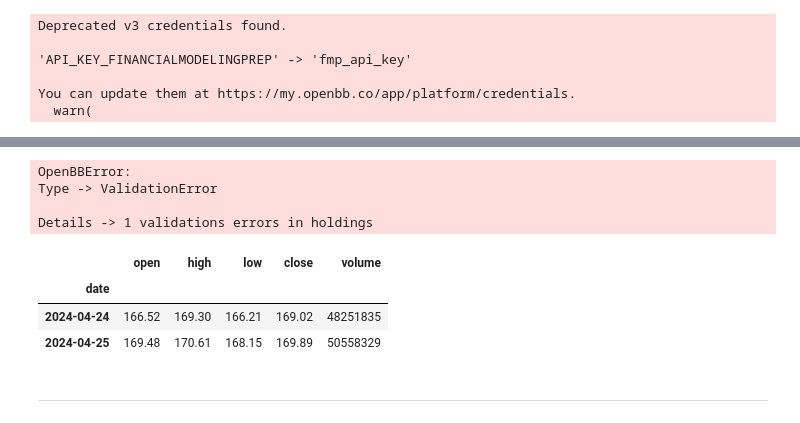
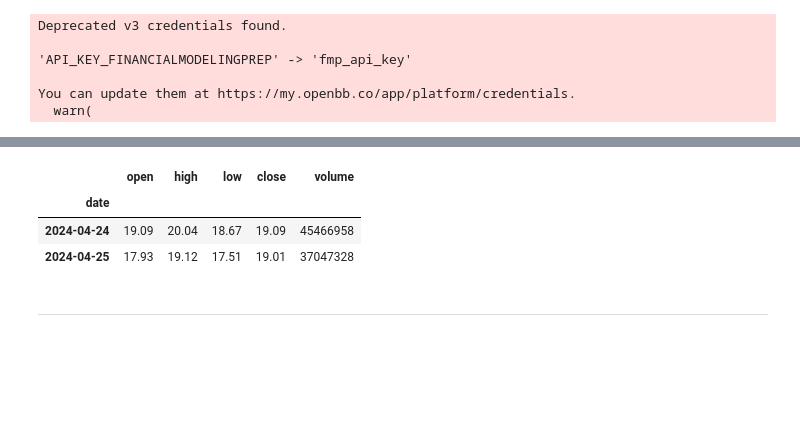
Before and after one commit to francoisrice/high-yield-options-screener, a Jupyter notebook: OpenBB-exploration.ipynb, the cells around one changed output, grey strips where cells are left out. Cells and saved outputs as stored; diff of their text form; code cells hidden in the pictures; blank space fills up the shorter version.

```diff
--- a/OpenBB-exploration.ipynb
+++ b/OpenBB-exploration.ipynb
@@ -16,7 +32,2 @@ You can update them at https://my.openbb.co/app/platform/credentials.
 # %%
-obb.etf.holdings(symbol="VTI", provider="tmx").to_df()
+stockTickers = ['AAPL', 'MSFT', 'GOOGL', 'AMZN', 'TSLA', 'FB', 'NVDA', 'PYPL', 'ADBE', 'NFLX', 'MARA', 'SOFI', 'SAVE', 'SOUN', 'CLSK']
-# %% [output]
-OpenBBError:
-Type -> ValidationError
-
-Details -> 1 validations errors in holdings
@@ -23,10 +39,10 @@ Details -> 1 validations errors in holdings
 # %%
-obb.equity.price.historical(symbol='AAPL', start_date="2024-04-24", provider="cboe").to_df()
+obb.equity.price.historical(symbol='MARA', start_date="2024-04-24", provider="cboe").to_df()
 # %% [output]
 |  | open | high | low | close | volume |
 | date |  |  |  |  |  |
-| 2024-04-24 | 166.52 | 169.30 | 166.21 | 169.02 | 48251835 |
-| 2024-04-25 | 169.48 | 170.61 | 168.15 | 169.89 | 50558329 |
+| 2024-04-24 | 19.09 | 20.04 | 18.67 | 19.09 | 45466958 |
+| 2024-04-25 | 17.93 | 19.12 | 17.51 | 19.01 | 37047328 |
 # %% [markdown]
 ---
 # %%
```
Also changed, not shown: parts of 4 cells of this notebook.
